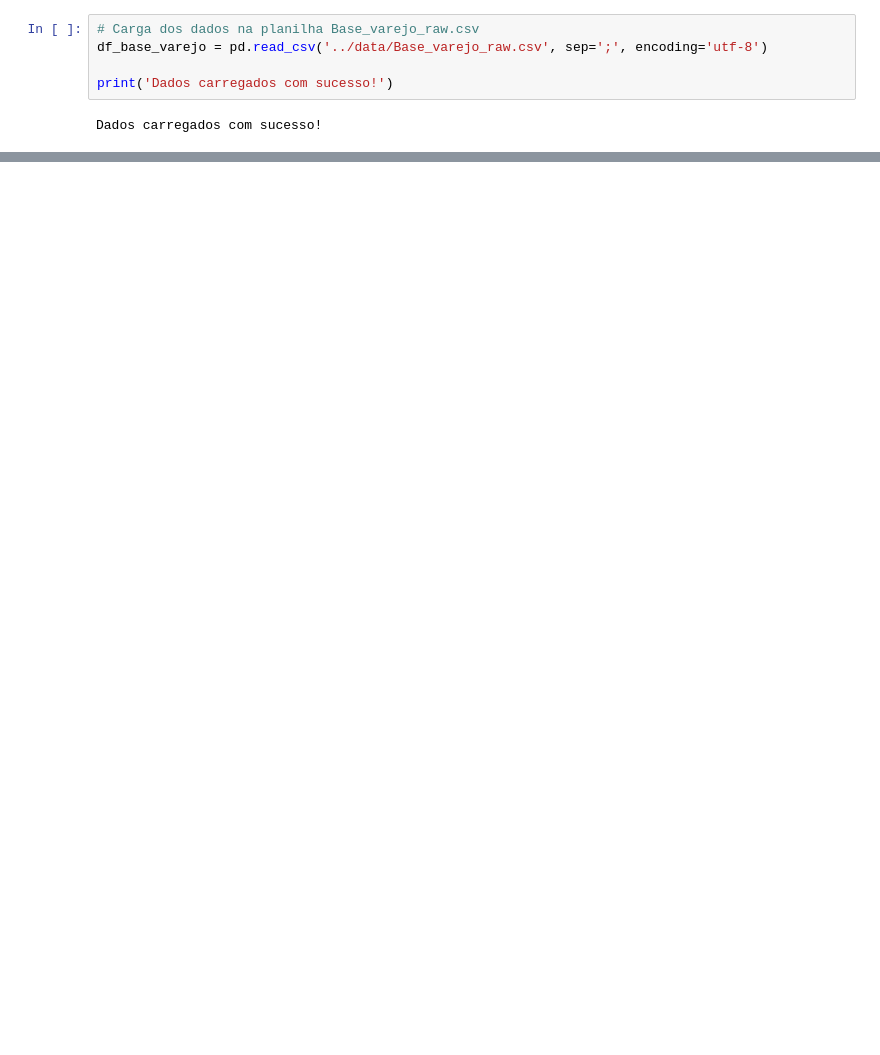
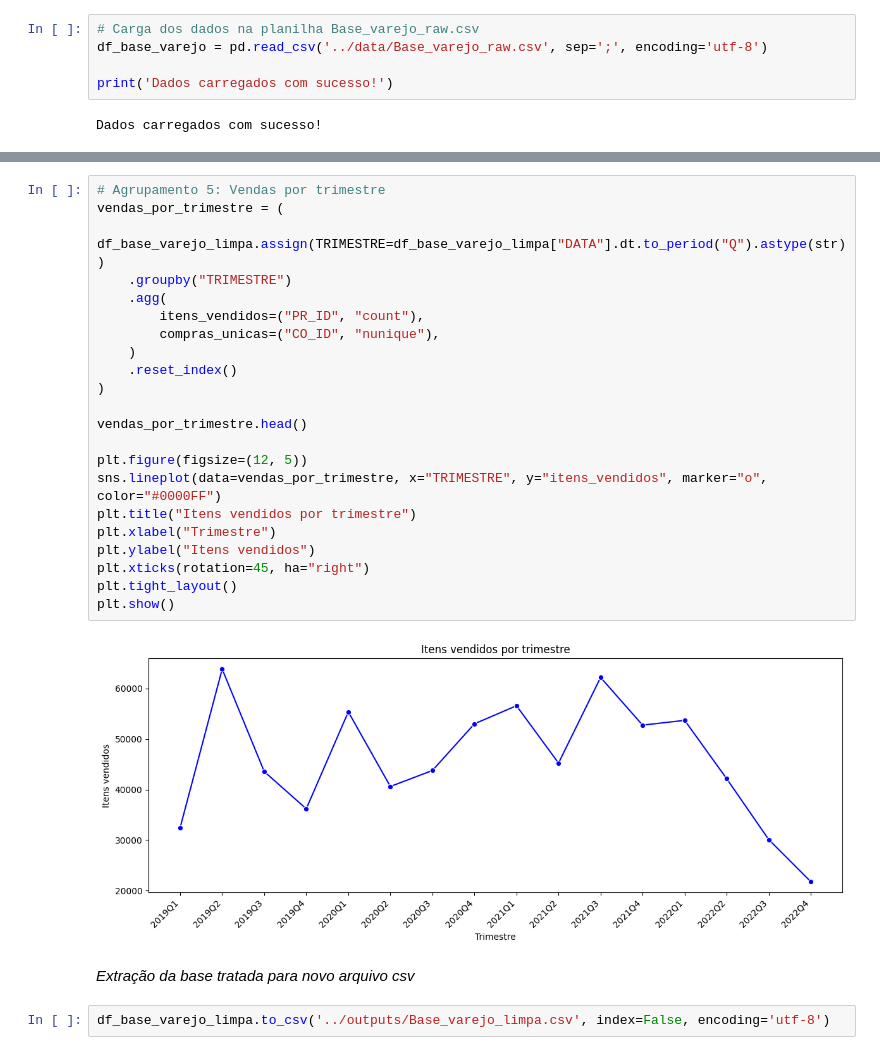
Before and after one commit to lucaslidnei/MINI-PROJETO---ANALISE-DE-DADOS-COM-PYTHON-T2---LUCAS-LIDNEI-RODRIGUES, a Jupyter notebook: notebooks/exploracao.ipynb, the cells around one changed output, grey strips where cells are left out. Cells and saved outputs as stored; diff of their text form; blank space fills up the shorter version.

```diff
--- a/notebooks/exploracao.ipynb
+++ b/notebooks/exploracao.ipynb
@@ -156,0 +330,28 @@ dtype: int64
+# %%
+# Agrupamento 5: Vendas por trimestre
+vendas_por_trimestre = (
+    df_base_varejo_limpa.assign(TRIMESTRE=df_base_varejo_limpa["DATA"].dt.to_period("Q").astype(str))
+    .groupby("TRIMESTRE")
+    .agg(
+        itens_vendidos=("PR_ID", "count"),
+        compras_unicas=("CO_ID", "nunique"),
+    )
+    .reset_index()
+)
+
+vendas_por_trimestre.head()
+
+plt.figure(figsize=(12, 5))
+sns.lineplot(data=vendas_por_trimestre, x="TRIMESTRE", y="itens_vendidos", marker="o", color="#0000FF")
+plt.title("Itens vendidos por trimestre")
+plt.xlabel("Trimestre")
+plt.ylabel("Itens vendidos")
+plt.xticks(rotation=45, ha="right")
+plt.tight_layout()
+plt.show()
+# %% [output]
+[figure, added]
+# %% [markdown]
+*Extração da base tratada para novo arquivo csv*
+# %%
+df_base_varejo_limpa.to_csv('../outputs/Base_varejo_limpa.csv', index=False, encoding='utf-8')
```
Also changed, not shown: parts of 22 cells of this notebook, 4 other files.
